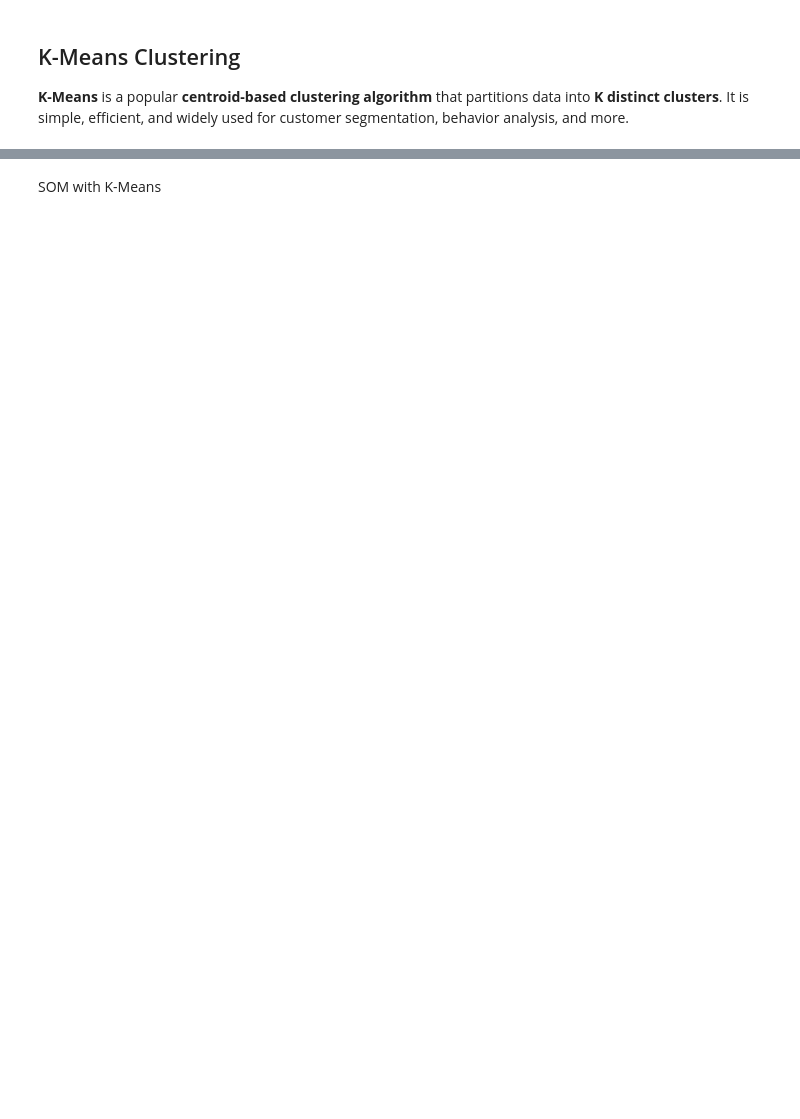
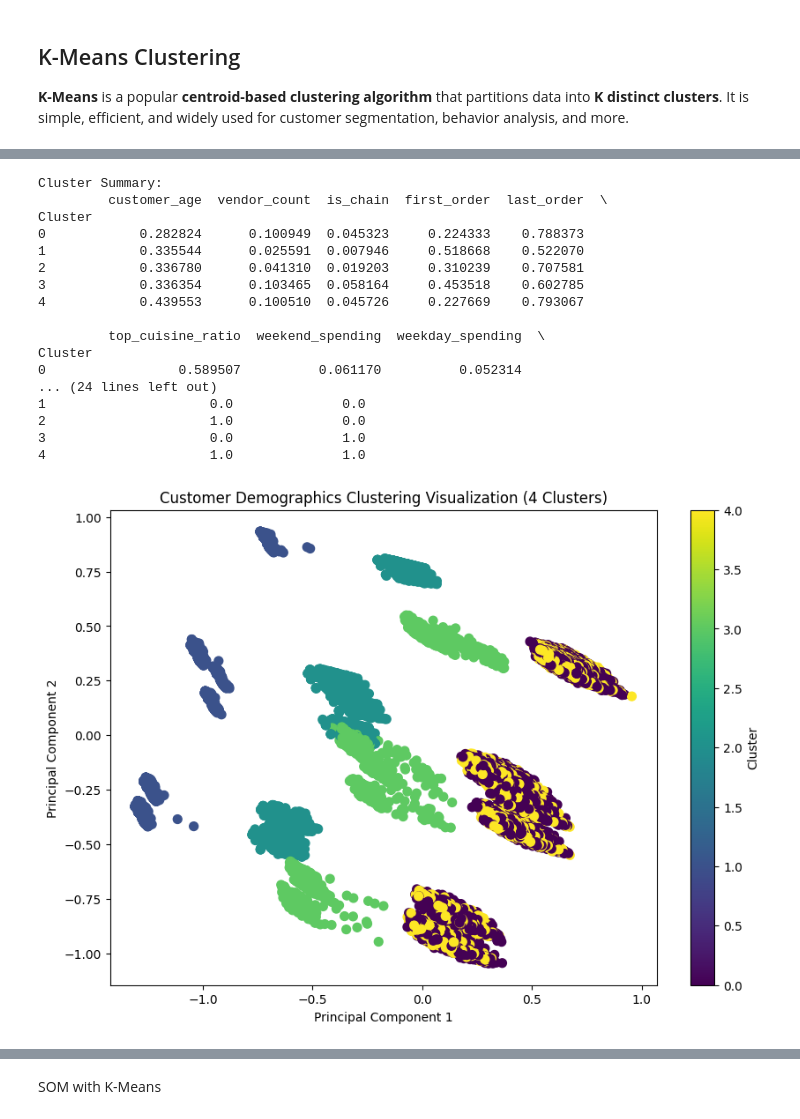
Before and after one commit to gugaaa1904/Data_Mining, a Jupyter notebook: Group 51 Clustering.ipynb, the cells around one changed output, grey strips where cells are left out. Drawn from its saved outputs; the diff is of its cells as text; code cells hidden in the pictures; blank space fills up the shorter version.

```diff
--- a/Group 51 Clustering.ipynb
+++ b/Group 51 Clustering.ipynb
@@ -393,0 +234,48 @@ The scatterplot shows centroids (red Xs) relative to the first two features. Clu
+# %%
+# Step 1: Add cluster labels to the dataset
+data['Cluster'] = kmeans.labels_
+
+# Step 2: Summarize each cluster
+cluster_summary = data.groupby('Cluster').mean()
+
+print("Cluster Summary:")
+print(cluster_summary)
+
+# Step 3: Visualize clusters with PCA
+from sklearn.decomposition import PCA
+
+pca = PCA(n_components=2)
+demographics_pca = pca.fit_transform(data.drop(columns='Cluster'))
+
+plt.figure(figsize=(10, 7))
+scatter = plt.scatter(
+    demographics_pca[:, 0],
+    demographics_pca[:, 1],
+    c=kmeans.labels_,
+    cmap='viridis',
+    s=50
+)
+plt.colorbar(scatter, label="Cluster")
+plt.title("Customer Demographics Clustering Visualization (4 Clusters)")
+plt.xlabel("Principal Component 1")
+plt.ylabel("Principal Component 2")
+plt.show()
+# %% [output]
+Cluster Summary:
+         customer_age  vendor_count  is_chain  first_order  last_order  \
+Cluster
+0            0.282824      0.100949  0.045323     0.224333    0.788373
+1            0.335544      0.025591  0.007946     0.518668    0.522070
+2            0.336780      0.041310  0.019203     0.310239    0.707581
+3            0.336354      0.103465  0.058164     0.453518    0.602785
+4            0.439553      0.100510  0.045726     0.227669    0.793067
+
+         top_cuisine_ratio  weekend_spending  weekday_spending  \
+Cluster
+0                 0.589507          0.061170          0.052314
+... (24 lines left out)
+1                     0.0              0.0
+2                     1.0              0.0
+3                     0.0              1.0
+4                     1.0              1.0
+[figure, added]
```
Also changed, not shown: parts of 29 cells of this notebook, 1 other file.
